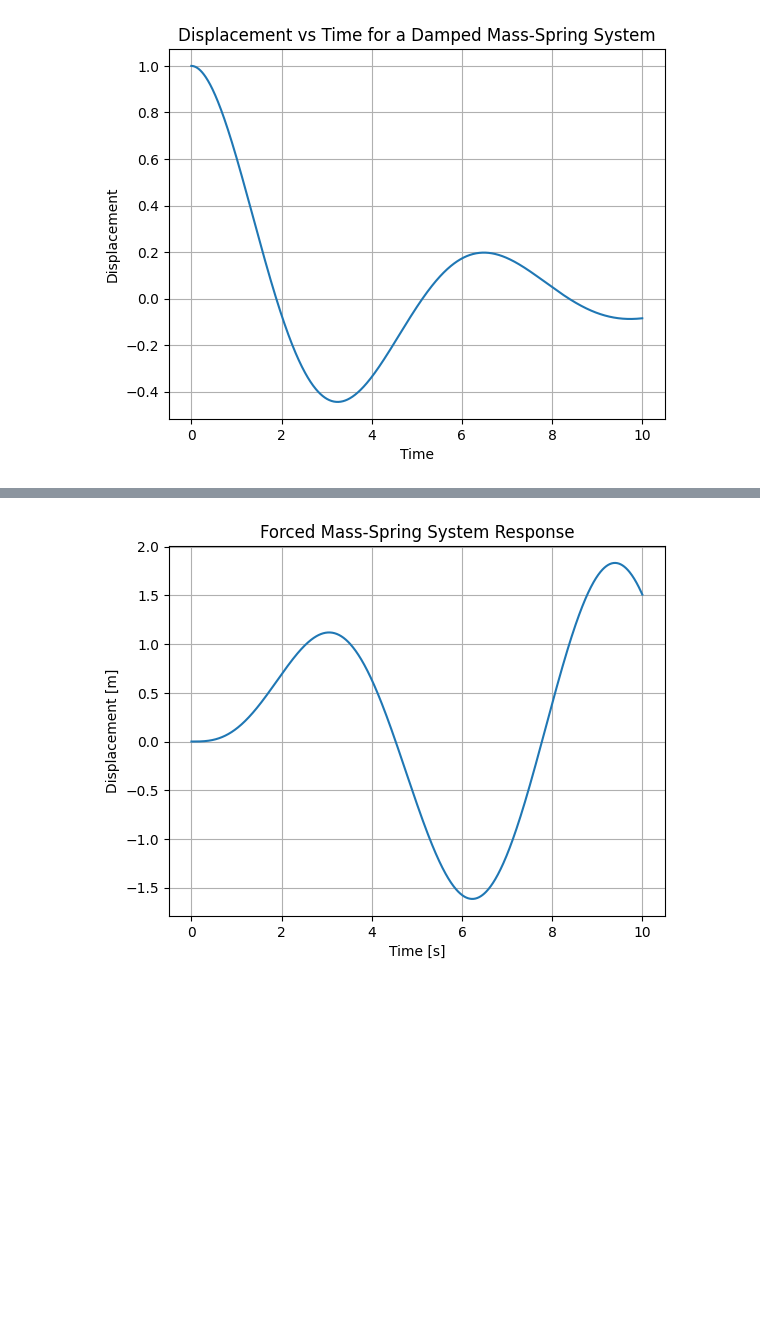
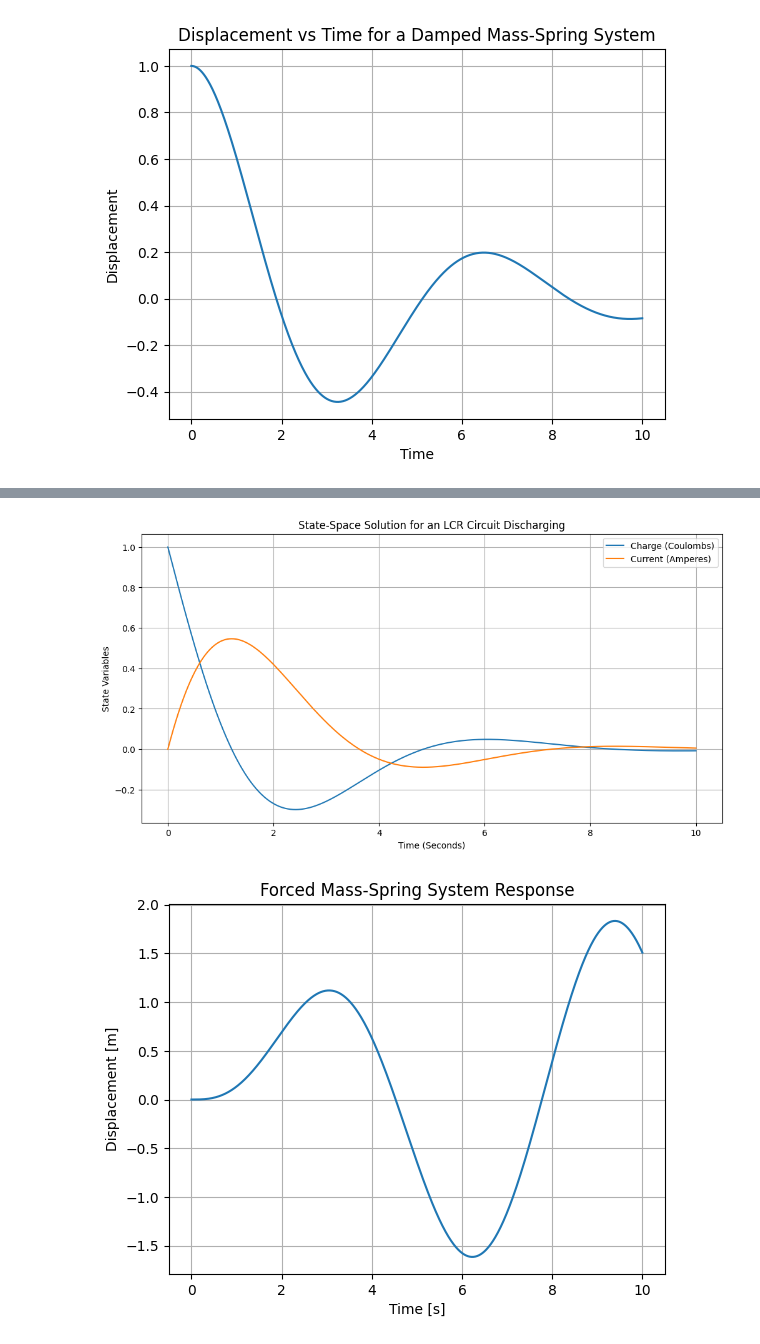
Before and after one commit to Gimgachad/Pyproj, a Jupyter notebook: StateSpace(Prithwiraj).ipynb, the cells around one changed output, grey strips where cells are left out. Saved outputs shown, nothing was run; the diff lists cells and outputs as text; code cells hidden in the pictures; blank space fills up the shorter version.

```diff
--- a/StateSpace(Prithwiraj).ipynb
+++ b/StateSpace(Prithwiraj).ipynb
@@ -80,3 +146,40 @@ plt.show()
+# %%
+import numpy as np
+from scipy.signal import lsim, TransferFunction
+import matplotlib.pyplot as plt
+
+# Define the circuit parameters
+R = 1.0  # Resistance in ohms
+L = 1.0  # Inductance in henries
+C = 1.0  # Capacitance in farads
+
+# Define the system
+num = [1/L]  # Numerator of the transfer function
+den = [1, R/L, 1/(L*C)]  # Denominator of the transfer function
+system = TransferFunction(num, den)
+
+# Time points
+t = np.linspace(0, 10, 1000)
+
+# Initial conditions: x1(0) = 1, x2(0) = 0
+u = np.zeros_like(t)  # Input signal (0 for all t)
+u0 = [1/C, 0]  # Initial state
+
+# Solve the system
+t, y, x = lsim(system, u, t, X0=u0)
+
+# Plot the results
+plt.figure(figsize=(12, 6))
+plt.plot(t, x[:, 0], label='Charge (Coulombs)')
+plt.plot(t, x[:, 1], label='Current (Amperes)')
+plt.legend()
+plt.xlabel('Time (Seconds)')
+plt.ylabel('State Variables')
+plt.title('State-Space Solution for an LCR Circuit Discharging')
+plt.grid(True)
+plt.show()
+# %% [output]
+[figure, added]
 # %%
 import numpy as np
 from scipy import signal
```
Also changed, not shown: parts of 3 cells of this notebook, 9 other files.
